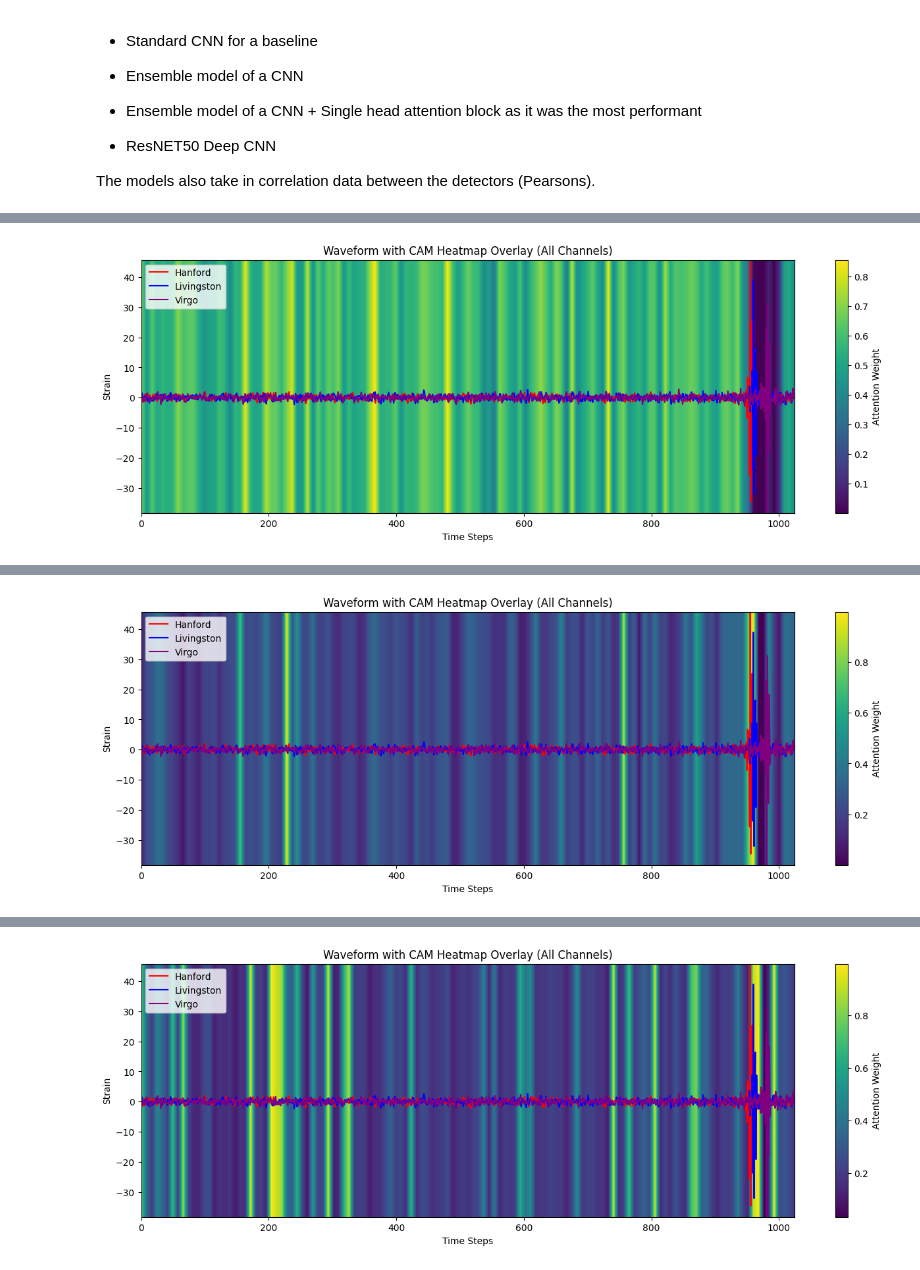
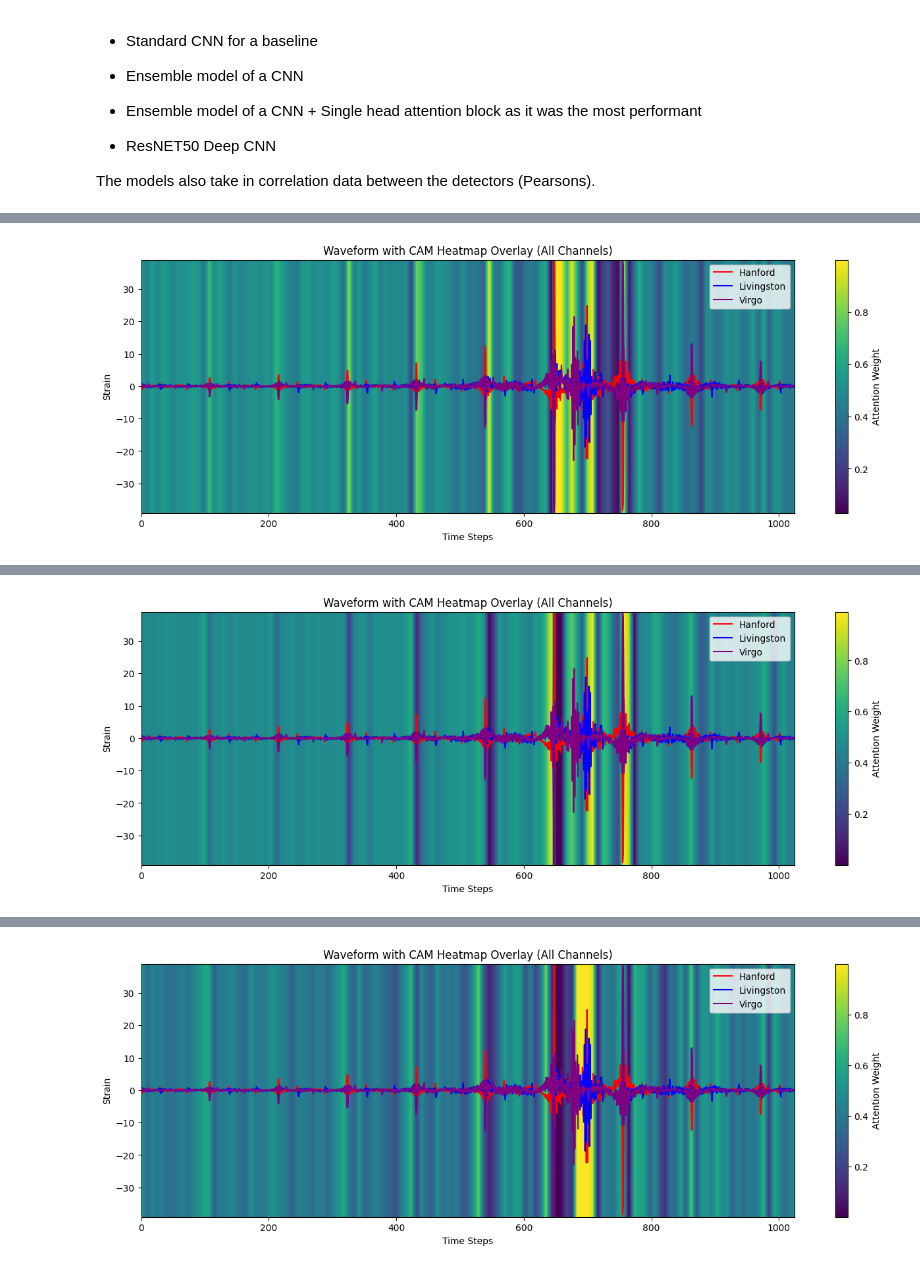
Before and after one commit to Zeos-ctrl/MicroprojectPXT992, a Jupyter notebook: GWBModel.ipynb, the cells around one changed output, grey strips where cells are left out. Cells and saved outputs as stored; diff of their text form; code cells hidden in the pictures.

Commit message:
Updated training data and added trained models

```diff
--- a/GWBModel.ipynb
+++ b/GWBModel.ipynb
@@ -18,8 +18,9 @@ from sklearn.model_selection import train_test_split
 import pingouin as pg
 
 # Load the data
-base_data = np.load('csg_strain_5000.npy')
-base_params = np.load('csg_param_5000.npy')
+base_data = np.load('csg_strain_8000.npy')
+base_params = np.load('csg_param_8000.npy')
+
 
 print("Original data shape:", base_data.shape)    # Expected: (3000, 3, 1024)
 print("Original params shape:", base_params.shape)
@@ -1254,8 +943,6 @@ def visualize_cam_all_channels(sample_index, model):
 indexes = np.random.randint(0, 300, 1)
 for i in indexes:
     visualize_cam_all_channels(sample_index=i, model=model_v1)
-    visualize_cam_all_channels(sample_index=i, model=model_v2)
-    visualize_cam_all_channels(sample_index=i, model=model_v3)
-    visualize_cam_all_channels(sample_index=i, model=best_model)
-    visualize_cam_all_channels(sample_index=i, model=best_model_2)
+    visualize_cam_all_channels(sample_index=i, model=optimus_tuned)
+    visualize_cam_all_channels(sample_index=i, model=cnn_tuned)
 # %% [output]
@@ -1263 +950 @@ for i in indexes:
-[figure, old version]
+[figure, new version]
@@ -1265 +952 @@ for i in indexes:
-[figure, old version]
+[figure, new version]
@@ -1267 +954 @@ for i in indexes:
-[figure, old version]
+[figure, new version]
```
Also changed, not shown: parts of 12 cells of this notebook, 16 other files.
